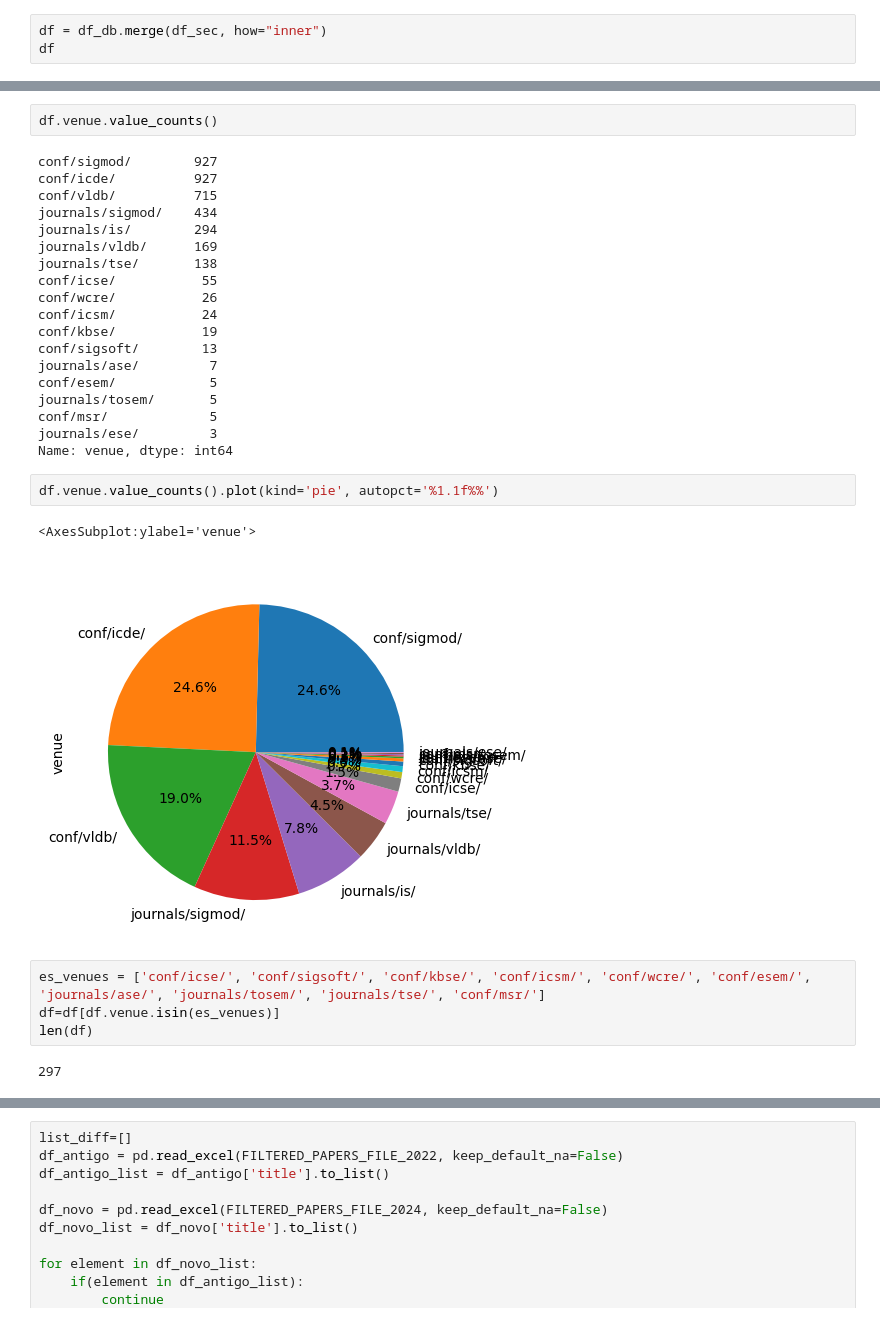
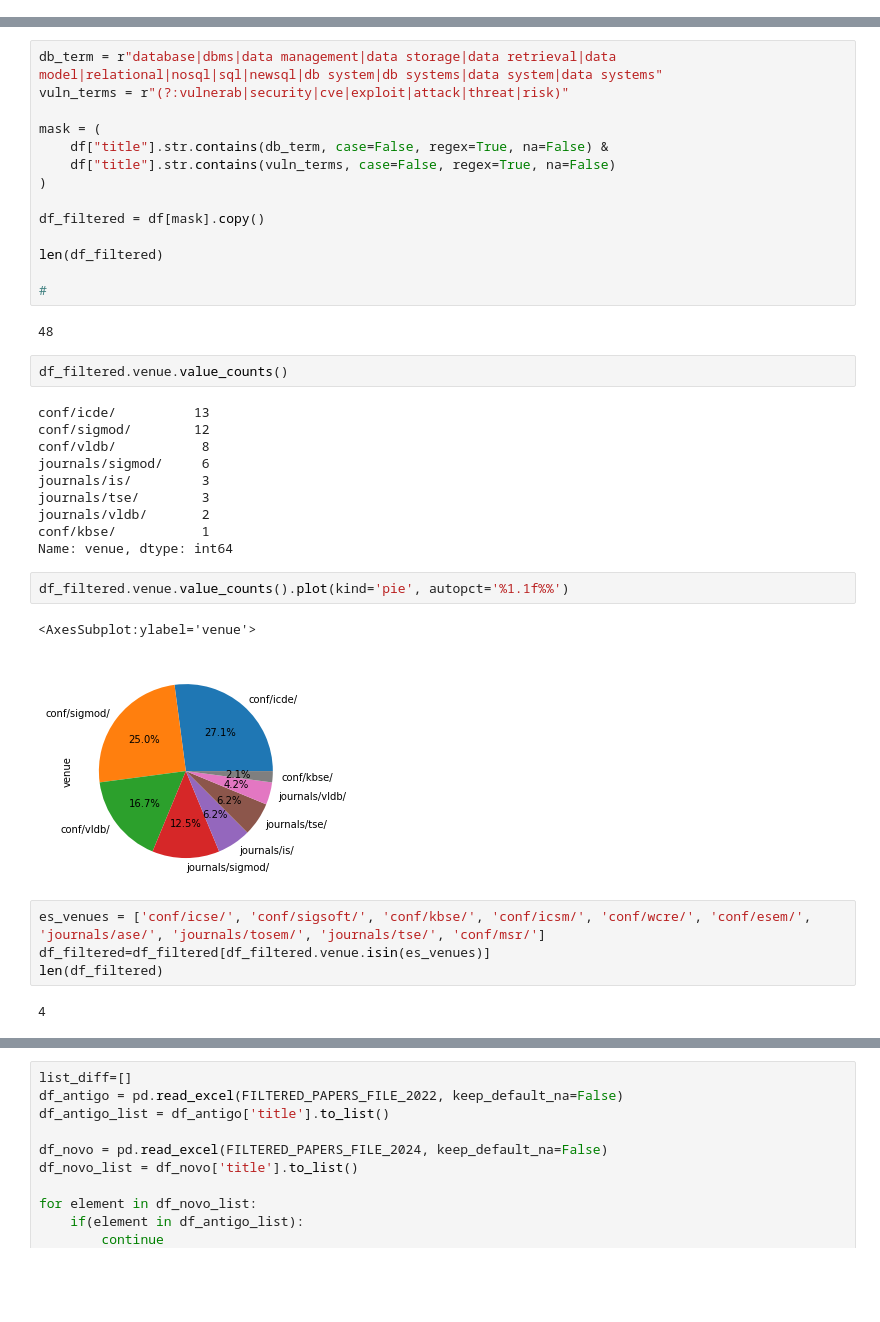
Before and after one commit to gems-uff/db-mining, a Jupyter notebook: src/related-work.ipynb, the cells around one changed output, grey strips where cells are left out. Cells and saved outputs as stored; diff of their text form; blank space fills up the shorter version.

```diff
--- a/src/related-work.ipynb
+++ b/src/related-work.ipynb
@@ -40,3 +31,0 @@ df_sec = df[df['title'].str.contains(vuln_terms, case=False, regex=True)]
-# %%
-df = df_db.merge(df_sec, how="inner")
-df
@@ -57,33 +32,40 @@ df
+# %%
+db_term = r"database|dbms|data management|data storage|data retrieval|data model|relational|nosql|sql|newsql|db system|db systems|data system|data systems"
+vuln_terms = r"(?:vulnerab|security|cve|exploit|attack|threat|risk)"
+
+mask = (
+    df["title"].str.contains(db_term, case=False, regex=True, na=False) &
+    df["title"].str.contains(vuln_terms, case=False, regex=True, na=False)
+)
+
+df_filtered = df[mask].copy()
+
+len(df_filtered)
+
+#
+# %% [output]
+48
 # %%
-df.venue.value_counts()
+df_filtered.venue.value_counts()
 # %% [output]
-conf/sigmod/        927
-conf/icde/          927
-conf/vldb/          715
-journals/sigmod/    434
-journals/is/        294
-journals/vldb/      169
-journals/tse/       138
-conf/icse/           55
-conf/wcre/           26
-conf/icsm/           24
-conf/kbse/           19
-conf/sigsoft/        13
-journals/ase/         7
-conf/esem/            5
-journals/tosem/       5
-conf/msr/             5
-journals/ese/         3
+conf/icde/          13
+conf/sigmod/        12
+conf/vldb/           8
+journals/sigmod/     6
+journals/is/         3
+journals/tse/        3
+journals/vldb/       2
+conf/kbse/           1
 Name: venue, dtype: int64
 # %%
-df.venue.value_counts().plot(kind='pie', autopct='%1.1f%%')
+df_filtered.venue.value_counts().plot(kind='pie', autopct='%1.1f%%')
 # %% [output]
 <AxesSubplot:ylabel='venue'>
-[figure, old version]
+[figure, new version]
 # %%
 es_venues = ['conf/icse/', 'conf/sigsoft/', 'conf/kbse/', 'conf/icsm/', 'conf/wcre/', 'conf/esem/', 'journals/ase/', 'journals/tosem/', 'journals/tse/', 'conf/msr/']
-df=df[df.venue.isin(es_venues)]
-len(df)
+df_filtered=df_filtered[df_filtered.venue.isin(es_venues)]
+len(df_filtered)
 # %% [output]
-297
+4
 # %%
```
Also changed, not shown: parts of 13 cells of this notebook, 4 other files.
